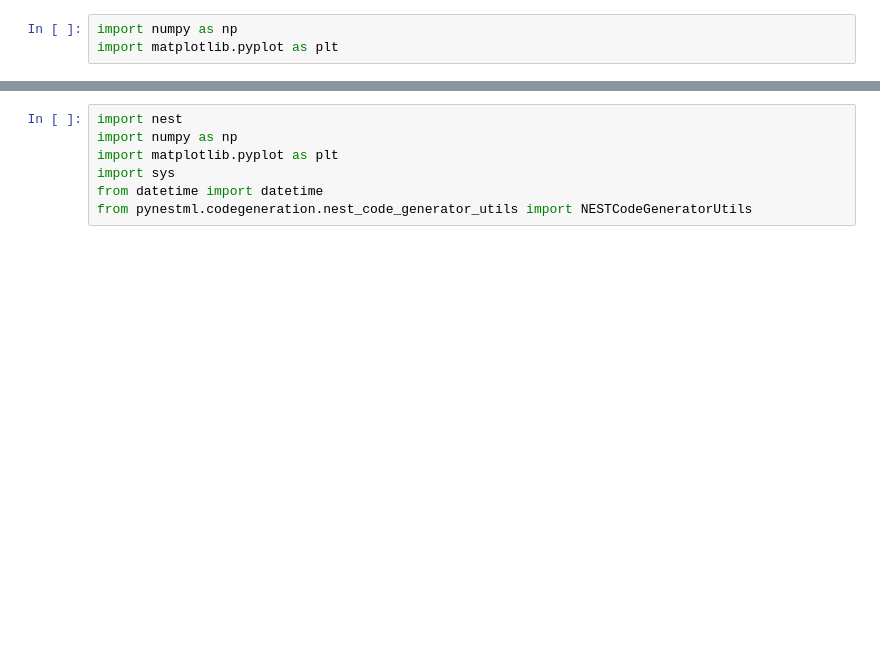
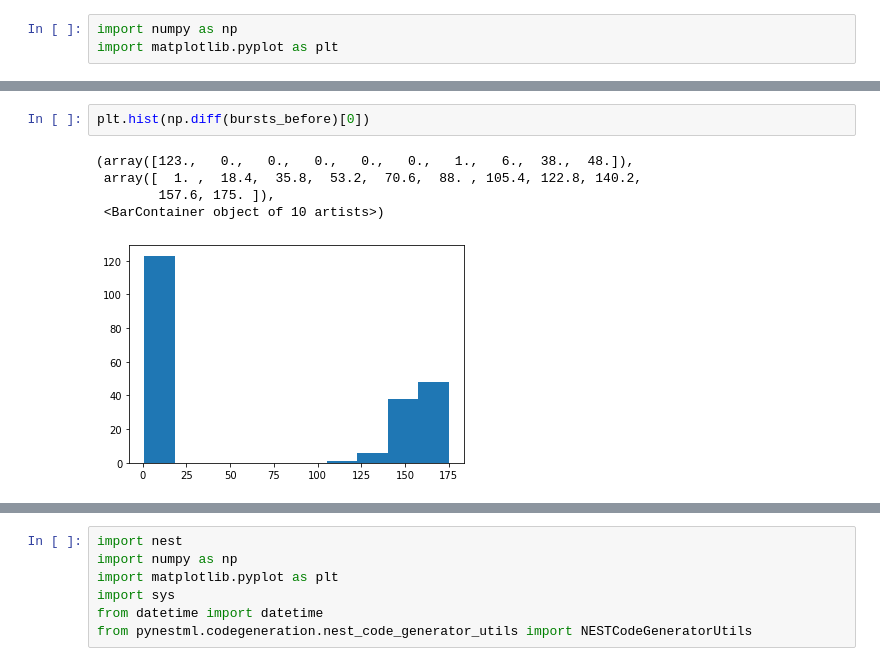
Before and after one commit to stefanches7/structfun, a Jupyter notebook: nest-plasticity-example.ipynb, the cells around one changed output, grey strips where cells are left out. Drawn from its saved outputs; the diff is of its cells as text; blank space fills up the shorter version.

```diff
--- a/nest-plasticity-example.ipynb
+++ b/nest-plasticity-example.ipynb
@@ -50,0 +59,8 @@ plt.plot(spikes)
+# %%
+plt.hist(np.diff(bursts_before)[0])
+# %% [output]
+(array([123.,   0.,   0.,   0.,   0.,   0.,   1.,   6.,  38.,  48.]),
+ array([  1. ,  18.4,  35.8,  53.2,  70.6,  88. , 105.4, 122.8, 140.2,
+        157.6, 175. ]),
+ <BarContainer object of 10 artists>)
+[figure, added]
```
Also changed, not shown: parts of 46 cells of this notebook, 1 other file.
